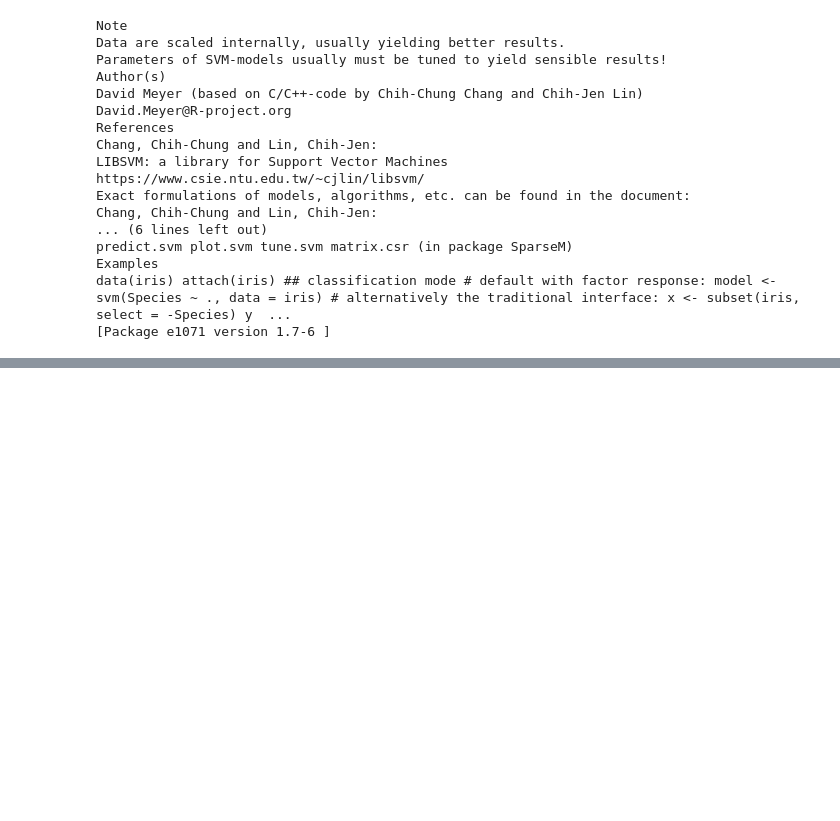
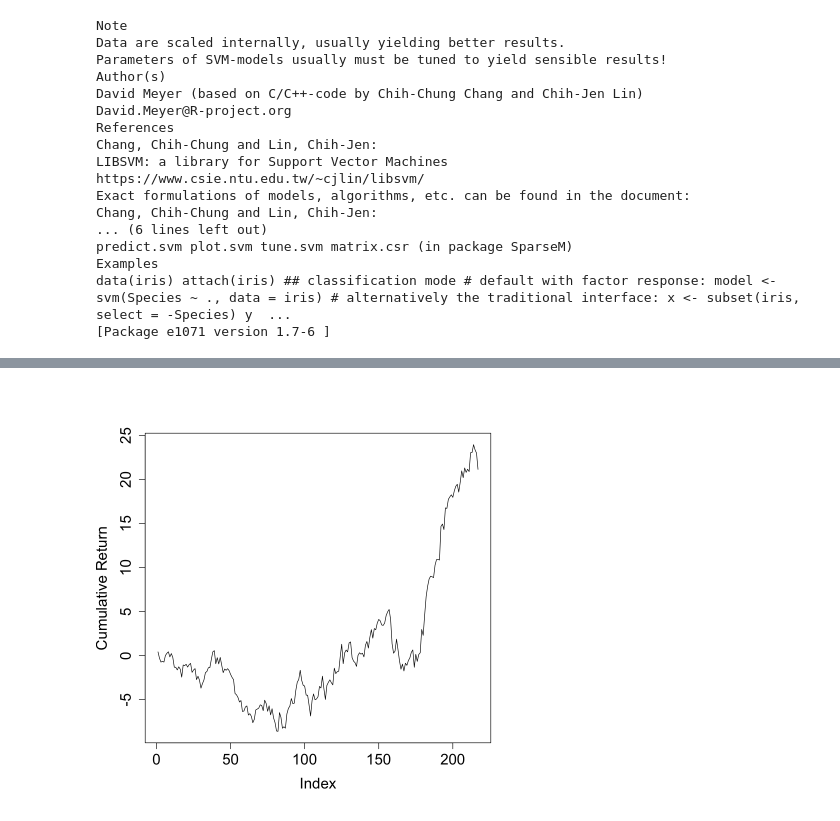
Before and after one commit to oozdal/How-to-learn-R, a Jupyter notebook: MachineLearning/Predict_CandleType.ipynb, the cells around one changed output, grey strips where cells are left out. Drawn from its saved outputs; the diff is of its cells as text; code cells hidden in the pictures; blank space fills up the shorter version.

```diff
--- a/MachineLearning/Predict_CandleType.ipynb
+++ b/MachineLearning/Predict_CandleType.ipynb
@@ -498,0 +552,6 @@ Warning message in plot.xy(xy, type, ...):
+# %%
+plot(rf.test$cumReturn, type="line",  # Cumulative Return
+     ylab = "Cumulative Return",
+     cex.axis=1.5,
+     cex.lab=1.5)
+# %% [output]
@@ -498,0 +560 @@ Warning message in plot.xy(xy, type, ...):
+[figure, added]
```
Also changed, not shown: parts of 11 cells of this notebook.
